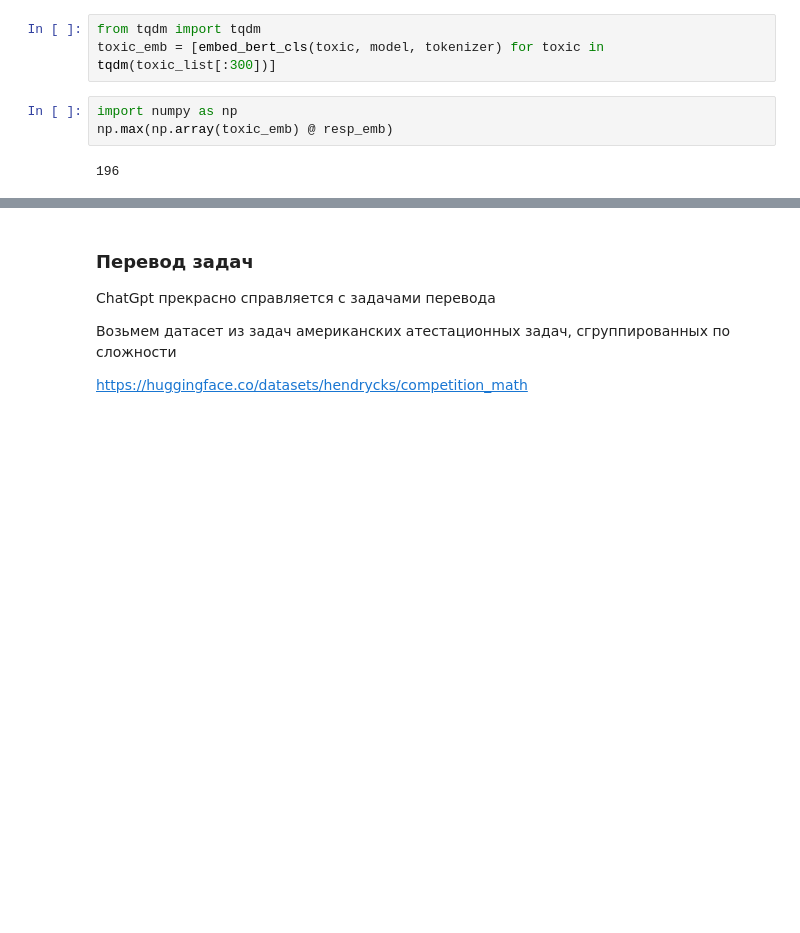
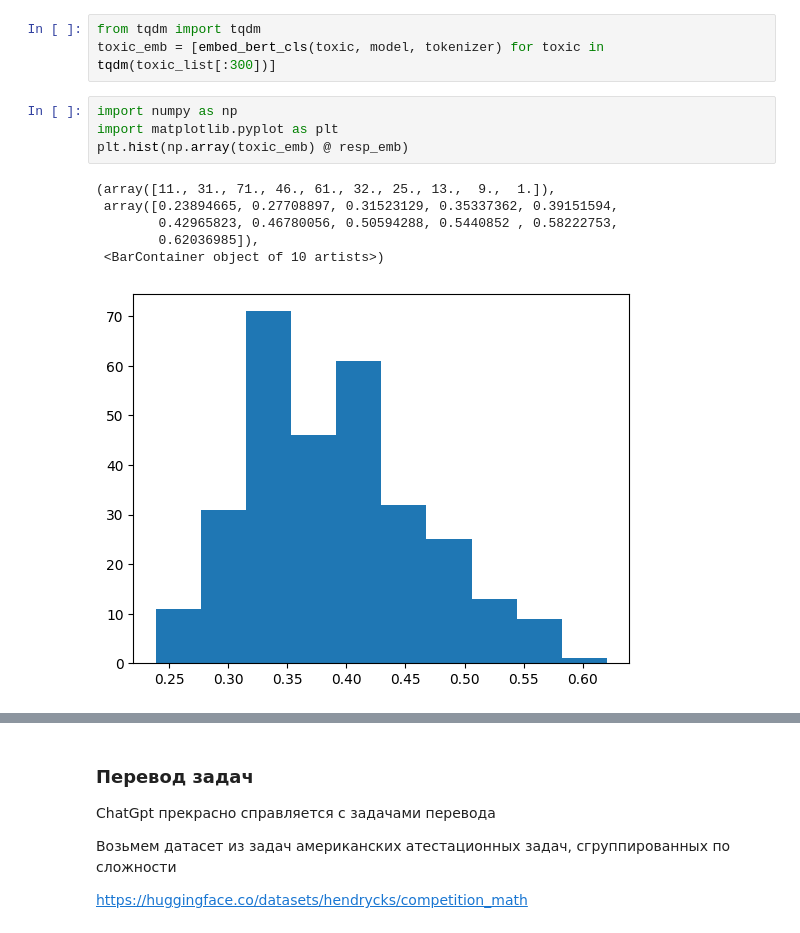
Before and after one commit to NMashalov/Python-MIPT-education-course-2023-Autumn, a Jupyter notebook: Перевод_с_помощью_ассистента.ipynb, the cells around one changed output, grey strips where cells are left out. Drawn from its saved outputs; the diff is of its cells as text; blank space fills up the shorter version.

```diff
--- a/Перевод_с_помощью_ассистента.ipynb
+++ b/Перевод_с_помощью_ассистента.ipynb
@@ -207,6 +244,12 @@ from tqdm import tqdm
 toxic_emb = [embed_bert_cls(toxic, model, tokenizer) for toxic in tqdm(toxic_list[:300])]
 # %%
 import numpy as np
-np.max(np.array(toxic_emb) @ resp_emb)
+import matplotlib.pyplot as plt
+plt.hist(np.array(toxic_emb) @ resp_emb)
 # %% [output]
-196
+(array([11., 31., 71., 46., 61., 32., 25., 13.,  9.,  1.]),
+ array([0.23894665, 0.27708897, 0.31523129, 0.35337362, 0.39151594,
+        0.42965823, 0.46780056, 0.50594288, 0.5440852 , 0.58222753,
+        0.62036985]),
+ <BarContainer object of 10 artists>)
+[figure, added]
```
Also changed, not shown: parts of 25 cells of this notebook.
